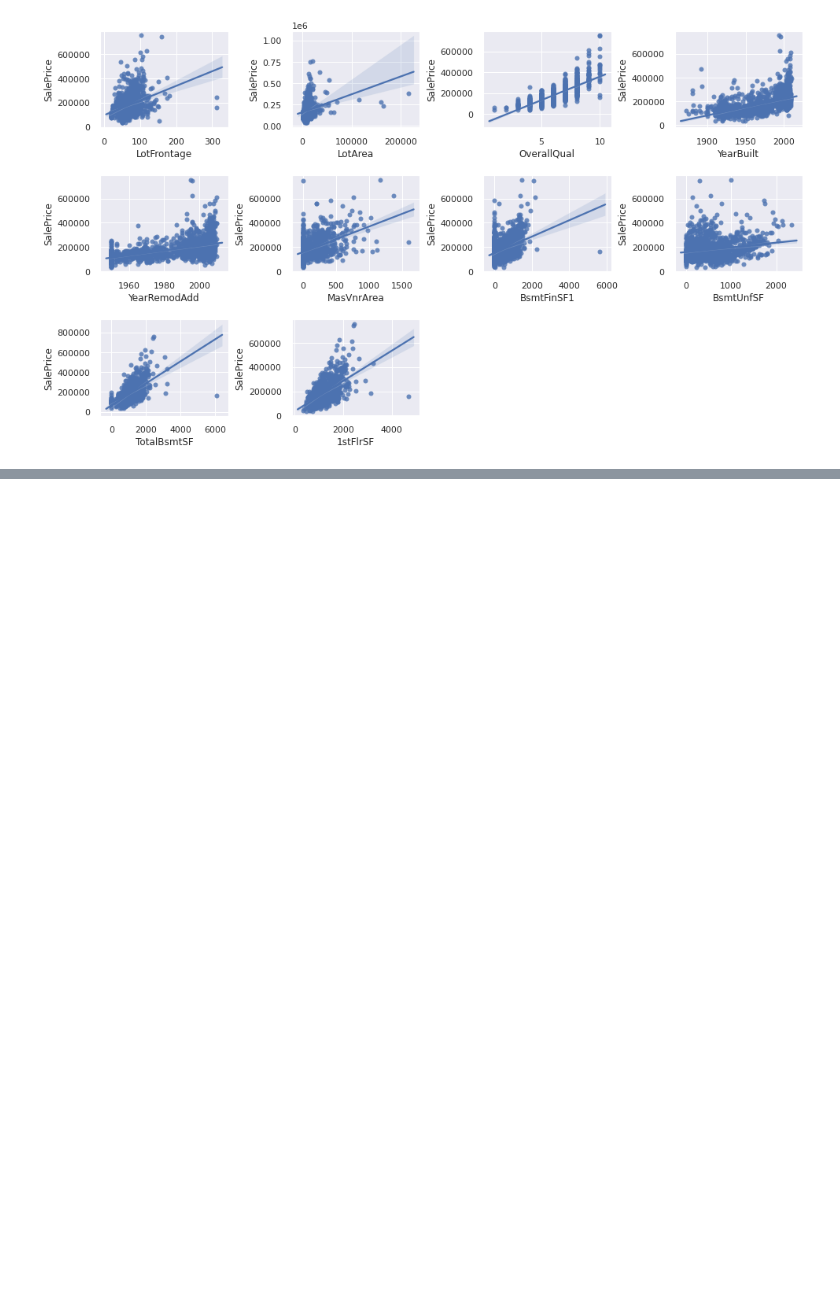
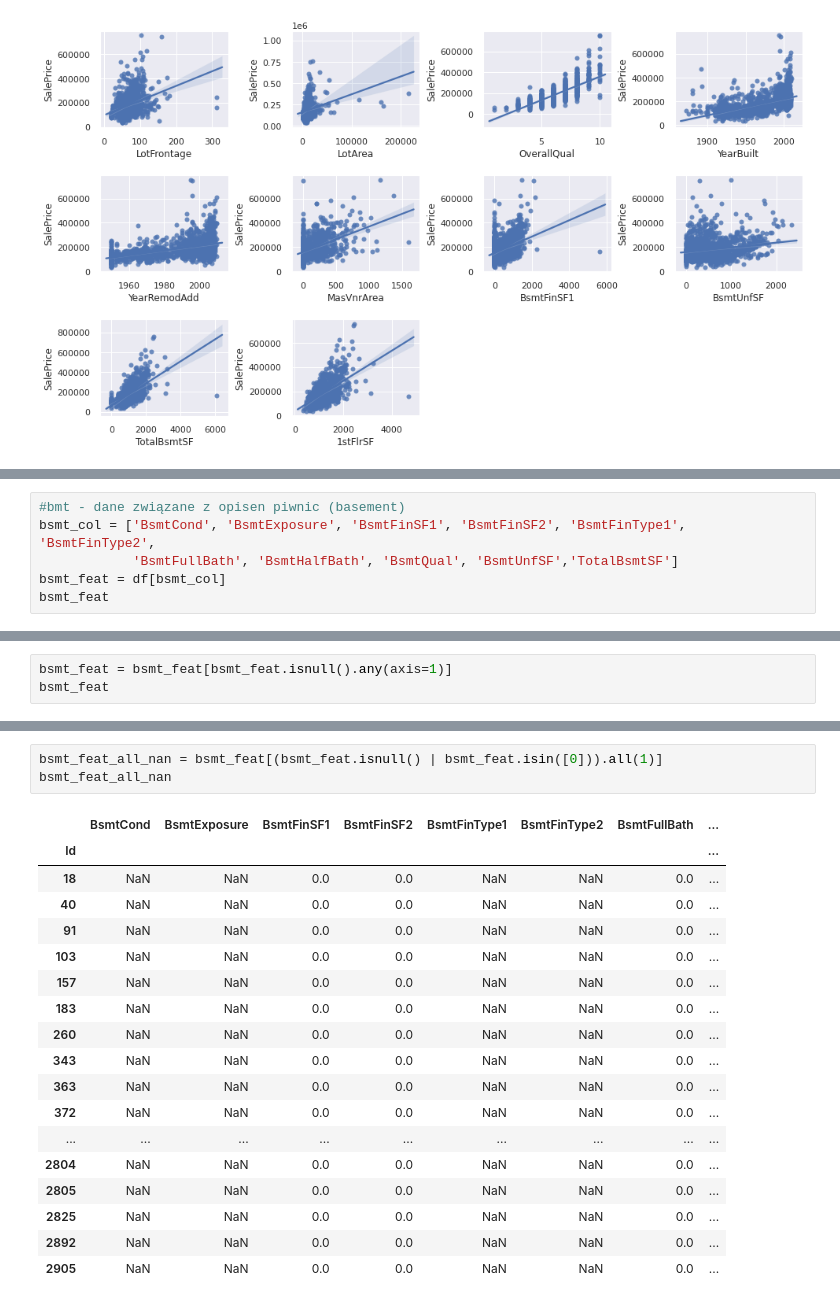
Before and after one commit to infoshareacademy/jdsz5-outdated, a Jupyter notebook: ml/ml_houses.ipynb, the cells around one changed output, grey strips where cells are left out. Drawn from its saved outputs; the diff is of its cells as text; blank space fills up the shorter version.

```diff
--- a/ml/ml_houses.ipynb
+++ b/ml/ml_houses.ipynb
@@ -169,0 +205,6 @@ for i in range(len(high_corr_features)):
+# %%
+#bmt - dane związane z opisen piwnic (basement)
+bsmt_col = ['BsmtCond', 'BsmtExposure', 'BsmtFinSF1', 'BsmtFinSF2', 'BsmtFinType1', 'BsmtFinType2',
+            'BsmtFullBath', 'BsmtHalfBath', 'BsmtQual', 'BsmtUnfSF','TotalBsmtSF']
+bsmt_feat = df[bsmt_col]
+bsmt_feat
@@ -169,0 +247,3 @@ for i in range(len(high_corr_features)):
+# %%
+bsmt_feat = bsmt_feat[bsmt_feat.isnull().any(axis=1)]
+bsmt_feat
@@ -169,0 +265,22 @@ for i in range(len(high_corr_features)):
+# %%
+bsmt_feat_all_nan = bsmt_feat[(bsmt_feat.isnull() | bsmt_feat.isin([0])).all(1)]
+bsmt_feat_all_nan
+# %% [output]
+|  | BsmtCond | BsmtExposure | BsmtFinSF1 | BsmtFinSF2 | BsmtFinType1 | BsmtFinType2 | BsmtFullBath | ... |
+| Id |  |  |  |  |  |  |  | ... |
+| 18 | NaN | NaN | 0.0 | 0.0 | NaN | NaN | 0.0 | ... |
+| 40 | NaN | NaN | 0.0 | 0.0 | NaN | NaN | 0.0 | ... |
+| 91 | NaN | NaN | 0.0 | 0.0 | NaN | NaN | 0.0 | ... |
+| 103 | NaN | NaN | 0.0 | 0.0 | NaN | NaN | 0.0 | ... |
+| 157 | NaN | NaN | 0.0 | 0.0 | NaN | NaN | 0.0 | ... |
+| 183 | NaN | NaN | 0.0 | 0.0 | NaN | NaN | 0.0 | ... |
+| 260 | NaN | NaN | 0.0 | 0.0 | NaN | NaN | 0.0 | ... |
+| 343 | NaN | NaN | 0.0 | 0.0 | NaN | NaN | 0.0 | ... |
+| 363 | NaN | NaN | 0.0 | 0.0 | NaN | NaN | 0.0 | ... |
+| 372 | NaN | NaN | 0.0 | 0.0 | NaN | NaN | 0.0 | ... |
+| ... | ... | ... | ... | ... | ... | ... | ... | ... |
+| 2804 | NaN | NaN | 0.0 | 0.0 | NaN | NaN | 0.0 | ... |
+| 2805 | NaN | NaN | 0.0 | 0.0 | NaN | NaN | 0.0 | ... |
+| 2825 | NaN | NaN | 0.0 | 0.0 | NaN | NaN | 0.0 | ... |
+| 2892 | NaN | NaN | 0.0 | 0.0 | NaN | NaN | 0.0 | ... |
+| 2905 | NaN | NaN | 0.0 | 0.0 | NaN | NaN | 0.0 | ... |
```
Also changed, not shown: parts of 21 cells of this notebook.
